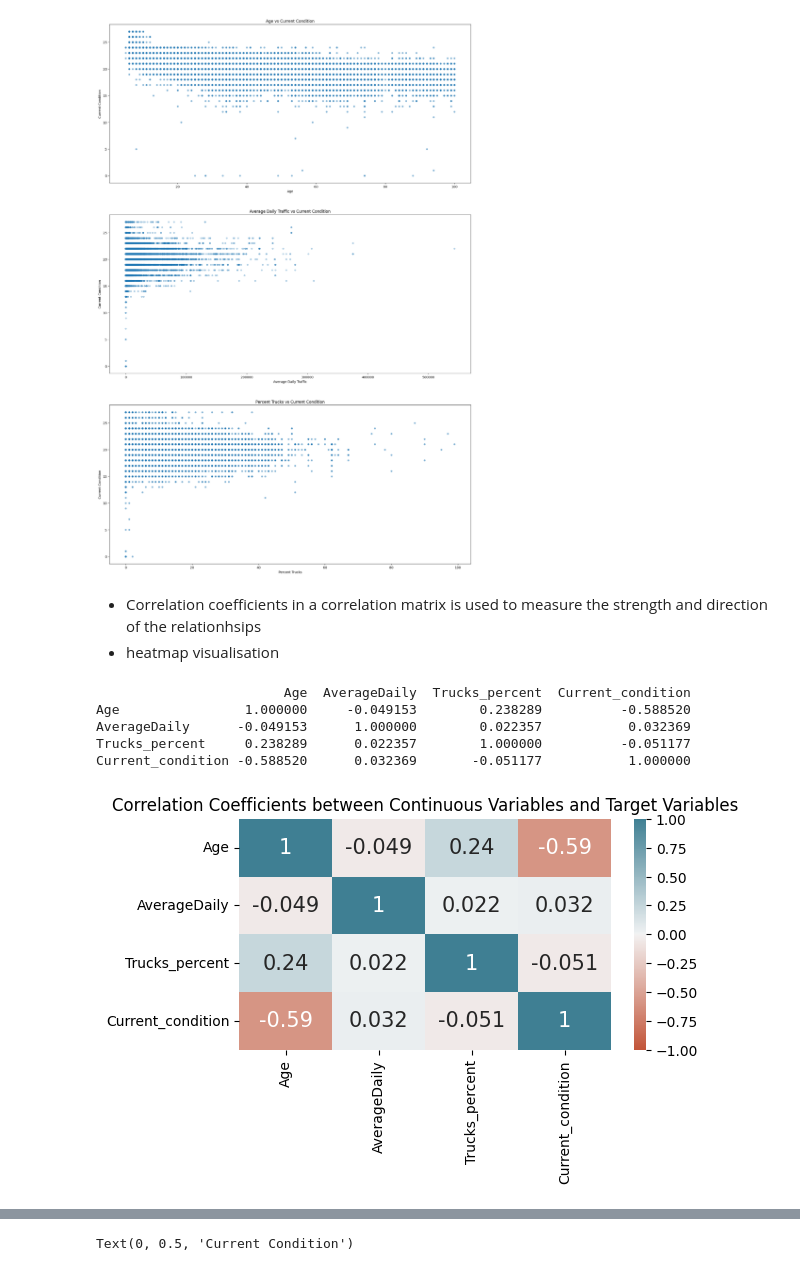
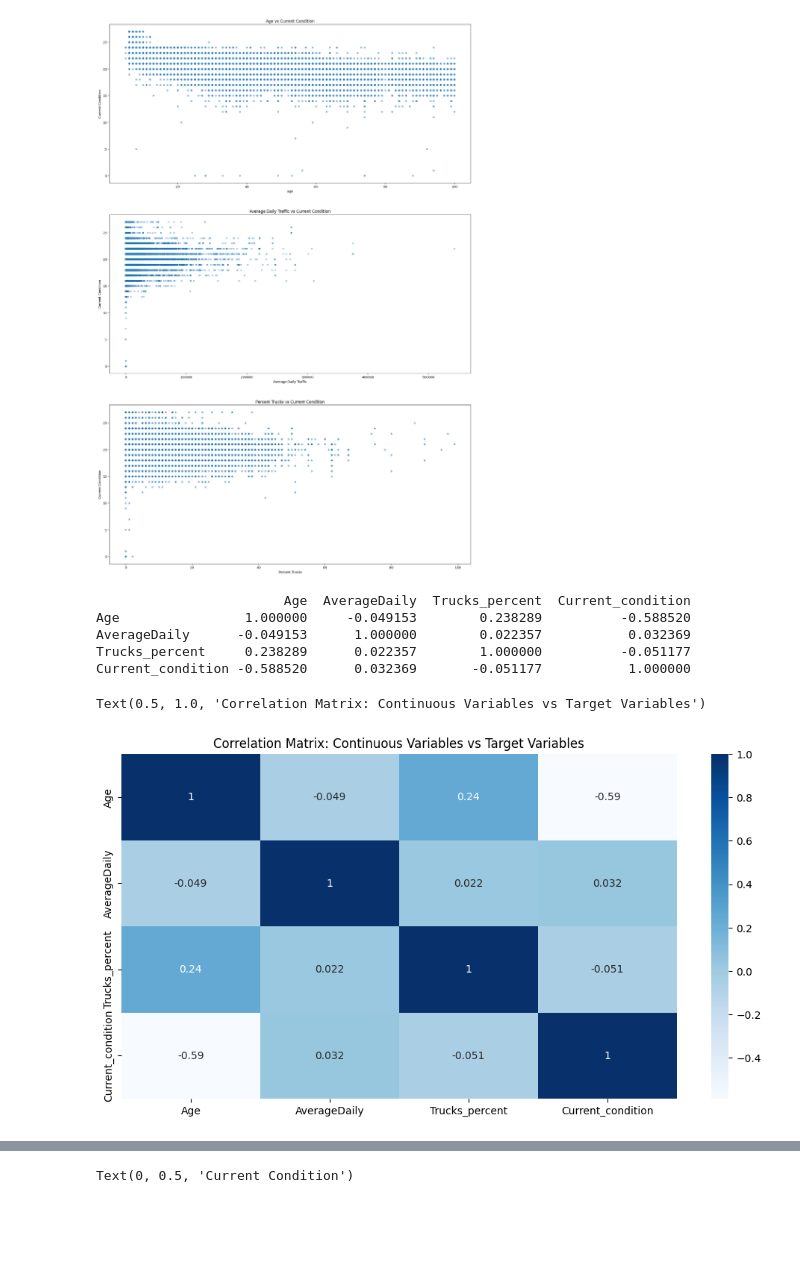
Before and after one commit to Ericazzzzzz/Texas-Bridges-Condition-Analysis, a Jupyter notebook: ECS7024P_CW2.ipynb, the cells around one changed output, grey strips where cells are left out. Saved outputs shown, nothing was run; the diff lists cells and outputs as text; code cells hidden in the pictures; blank space fills up the shorter version.

```diff
--- a/ECS7024P_CW2.ipynb
+++ b/ECS7024P_CW2.ipynb
@@ -393,27 +314,20 @@ a3.set_ylabel('Current Condition')
 # %% [output]
 Text(0, 0.5, 'Current Condition')
 [figure]
-# %% [markdown]
-
-- Correlation coefficients in a correlation matrix is used to measure the strength and direction of  the relationhsips
-- heatmap visualisation
 # %%
 # Correlation matrix
 correlation_matrix = bridges_filtered_age[['Age', 'AverageDaily', 'Trucks_percent', 'Current_condition']].corr()
 print(correlation_matrix)
 
 # Heatmap
-plt.figure(figsize=(6, 3))
-sns.heatmap (correlation_matrix,
-            vmin=-1, vmax=1, cmap=sns.diverging_palette(20, 220, as_cmap=True),
-            annot=True, annot_kws={"size": 15})
-
-plt.title("Correlation Coefficients between Continuous Variables and Target Variables")
-plt.show()
+plt.figure(figsize=(12, 6))
+sns.heatmap (correlation_matrix, cmap='Blues', annot=True)
+plt.title("Correlation Matrix: Continuous Variables vs Target Variables")
 # %% [output]
                         Age  AverageDaily  Trucks_percent  Current_condition
 Age                1.000000     -0.049153        0.238289          -0.588520
 AverageDaily      -0.049153      1.000000        0.022357           0.032369
 Trucks_percent     0.238289      0.022357        1.000000          -0.051177
 Current_condition -0.588520      0.032369       -0.051177           1.000000
+Text(0.5, 1.0, 'Correlation Matrix: Continuous Variables vs Target Variables')
-[figure, old version]
+[figure, new version]
```
Also changed, not shown: parts of 23 cells of this notebook.
